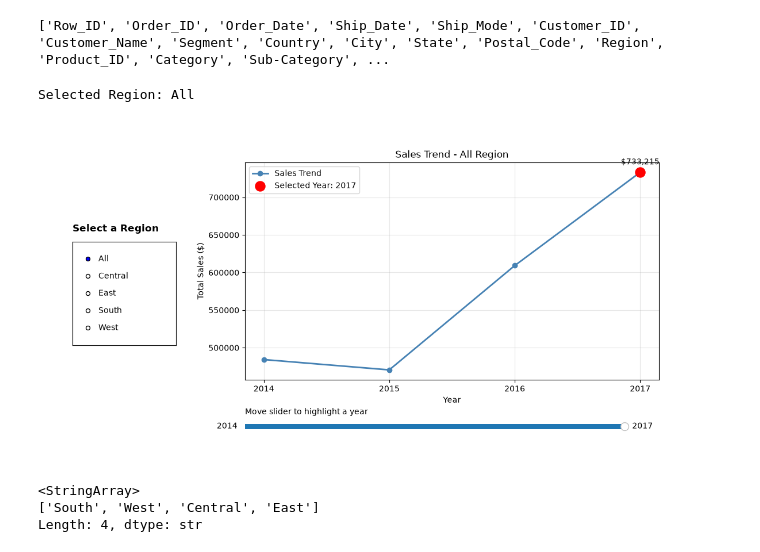
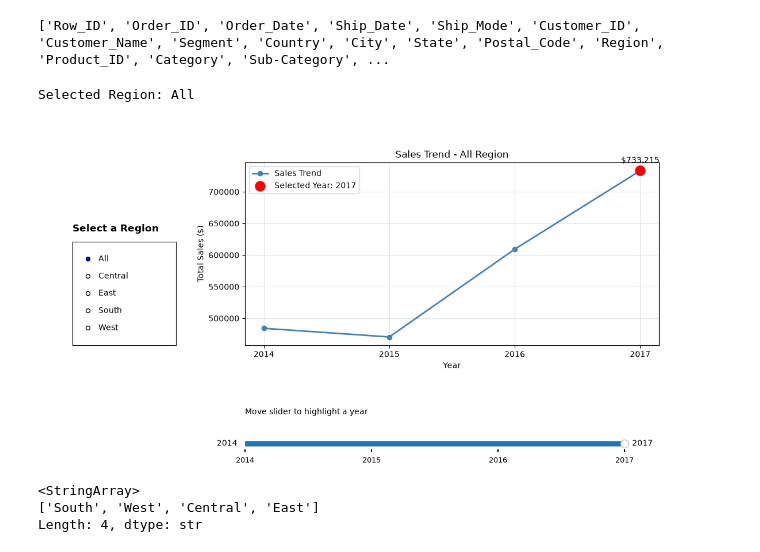
Before and after one commit to esti-sidley342/DI-Bootcamp-Stage1, a Jupyter notebook: Day1/DailyChallenge/Week4Day1.ipynb, the cells around one changed output. Cells and saved outputs as stored; diff of their text form; code cells hidden in the pictures.

```diff
--- a/Day1/DailyChallenge/Week4Day1.ipynb
+++ b/Day1/DailyChallenge/Week4Day1.ipynb
@@ -132,12 +130,11 @@ regions = ['All'] + sorted(df['Region'].unique())
 # Get unique years from dataset
 years = sorted(df['Year'].unique())
 
-# CREATE FIGURE
-
+# Data visualisation using Matplotlib
 fig, ax = plt.subplots(figsize=(12, 6))
 
 # Make room for widgets
-plt.subplots_adjust(left=0.30, bottom=0.25)
+plt.subplots_adjust(left=0.30, bottom=0.35)
 
 # RADIO BUTTONS
 
@@ -159,7 +156,7 @@ fig.text(
 
 # YEAR SLIDER
 
-sax = plt.axes([0.30, 0.10, 0.55, 0.03])
+sax = plt.axes([0.30, 0.05, 0.55, 0.03])
 
 year_slider = Slider(
     ax=sax,
@@ -175,6 +172,33 @@ fig.text(
     "Move slider to highlight a year",
     fontsize=10
 )
+
+# Add year markers underneath slider
+
+for i, year in enumerate(years):
+
+    # Position relative to slider range
+    xpos = i / (len(years) - 1)
+
+    # Small tick mark
+    sax.plot(
+        [xpos, xpos],
+        [-0.3, -0.1],
+        transform=sax.transAxes,
+        color='black',
+        clip_on=False
+    )
+
+    # Year label
+    sax.text(
+        xpos,
+        -0.8,
+        str(year),
+        transform=sax.transAxes,
+        ha='center',
+        va='top',
+        fontsize=9
+    )
 
 # UPDATE CHART
 
@@ -248,32 +272,32 @@ def update(val):
             ha='center'
         )
 
     # Show all years on x-axis
     ax.set_xticks(years)
 
     # Chart labels
     ax.set_title(f'Sales Trend - {region} Region')
     ax.set_xlabel('Year')
     ax.set_ylabel('Total Sales ($)')
 
     ax.grid(True, alpha=0.3)
     ax.legend()
 
     # Refresh chart
     fig.canvas.draw_idle()
 
     # Refresh chart
     fig.canvas.draw_idle()
 
 # INITIAL CHART
 update(None)
 
 # CONNECT WIDGETS
 radio.on_clicked(update)
 year_slider.on_changed(update)
 
 plt.show()
 # %% [output]
 Selected Region: All
-[figure, old version]
+[figure, new version]
 # %%
```
Also changed, not shown: parts of 10 cells of this notebook.
